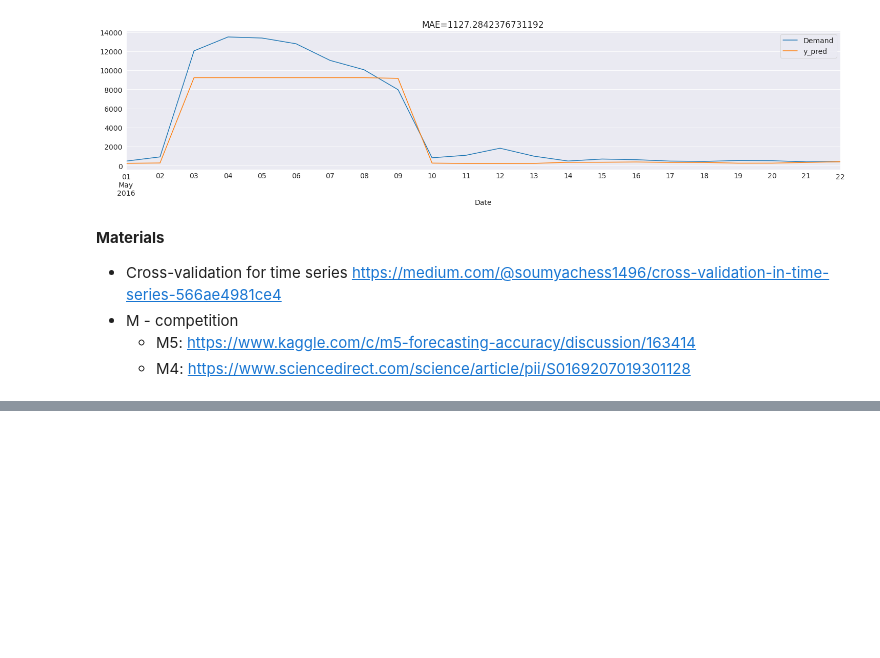
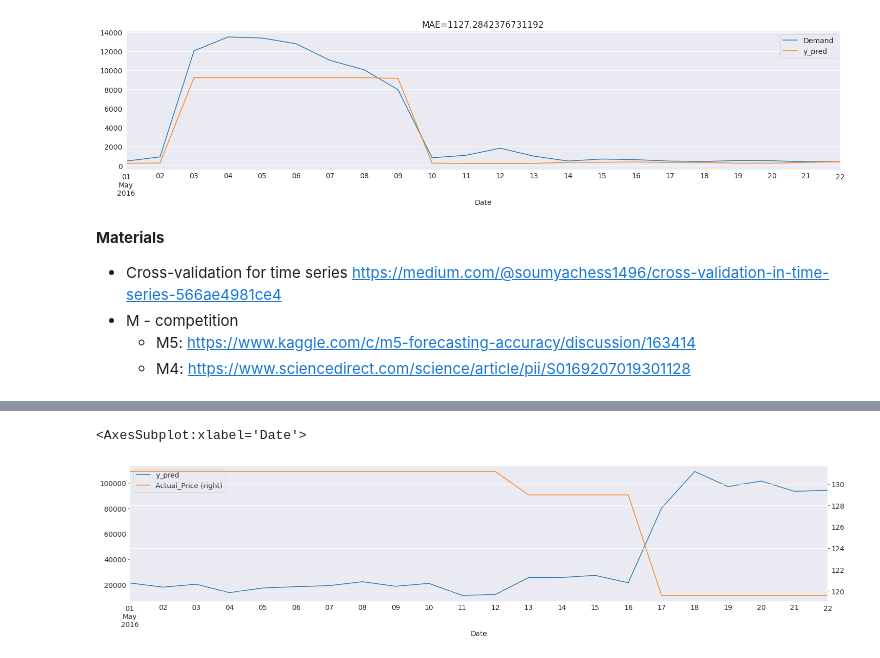
Before and after one commit to zhus-dika/ts_forecasting, a Jupyter notebook: HW3_TSForecasting_with_ML.ipynb, the cells around one changed output, grey strips where cells are left out. Saved outputs shown, nothing was run; the diff lists cells and outputs as text; code cells hidden in the pictures; blank space fills up the shorter version.

Commit message:
add catboost

```diff
--- a/HW3_TSForecasting_with_ML.ipynb
+++ b/HW3_TSForecasting_with_ML.ipynb
@@ -1039,3 +1032,22 @@ X_test2.merge(y_true[y_true['SKU_id']==2], how = 'inner', left_index = True, rig
 * M - competition
   - M5: https://www.kaggle.com/c/m5-forecasting-accuracy/discussion/163414
   - M4: https://www.sciencedirect.com/science/article/pii/S0169207019301128
+# %%
+# without CV
+from catboost import Pool, CatBoostRegressor
+catbst1 = CatBoostRegressor(
+                        iterations=20,
+                        learning_rate=1,
+                        loss_function='RMSE'
+                        )
+catbst1.fit(sku1_train.loc[:train_end_dt].drop(['SKU_id','Demand'], axis=1),
+            sku1_train.loc[:train_end_dt].Demand)
+
+catbst2 = CatBoostRegressor(
+                        iterations=20,
+                        learning_rate=1,
+                        loss_function='RMSE'
+                        )
+
+catbst2.fit(sku2_train.loc[:train_end_dt].drop(['SKU_id','Demand'], axis=1),
+            sku2_train.loc[:train_end_dt].Demand)
@@ -1041,0 +1073,7 @@ X_test2.merge(y_true[y_true['SKU_id']==2], how = 'inner', left_index = True, rig
+# %%
+# forecast for sku 1
+X_test1['y_pred'] = catbst1.predict(X_test1)
+X_test1[['y_pred', 'Actual_Price']].plot(secondary_y = ['Actual_Price'])
+# %% [output]
+<AxesSubplot:xlabel='Date'>
+[figure, added]
```
Also changed, not shown: parts of 17 cells of this notebook.
